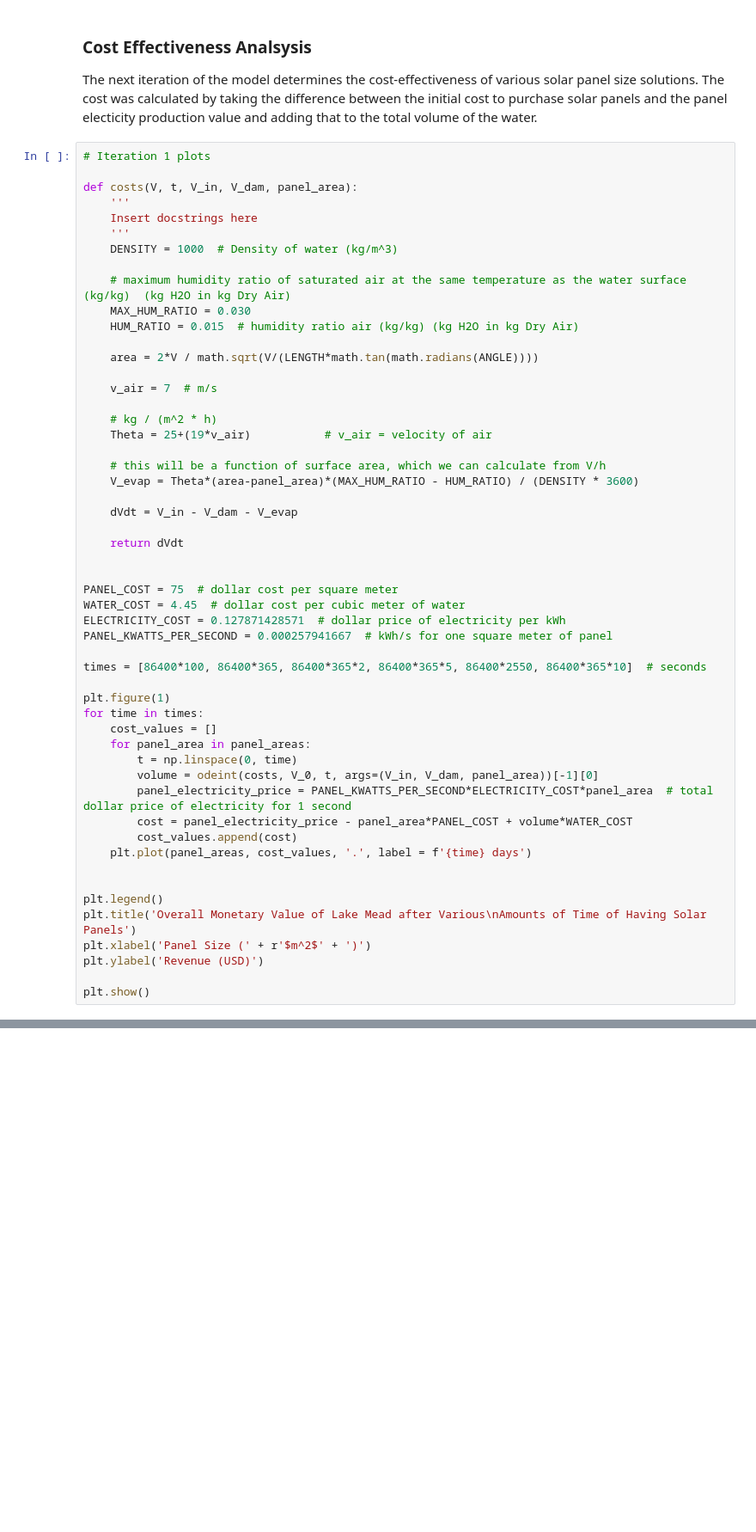
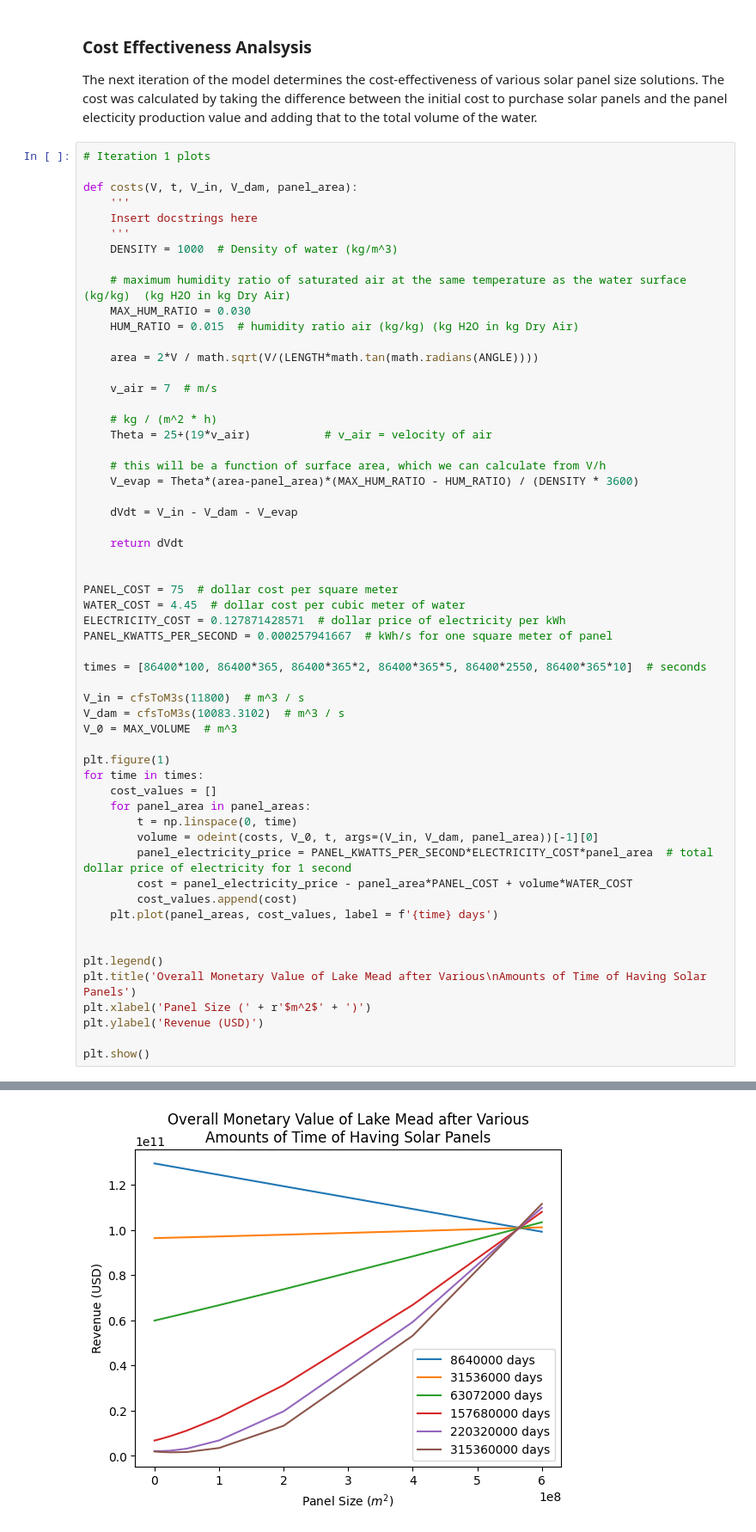
Before and after one commit to ljiang09/Floatovoltaics, a Jupyter notebook: qea3_report.ipynb, the cells around one changed output, grey strips where cells are left out. Shown at 86% size. Saved outputs shown, nothing was run; the diff lists cells and outputs as text; blank space fills up the shorter version.

Commit message:
fix notebook cost graph

```diff
--- a/qea3_report.ipynb
+++ b/qea3_report.ipynb
@@ -212,6 +210,10 @@ PANEL_KWATTS_PER_SECOND = 0.000257941667  # kWh/s for one square meter of panel
 
 times = [86400*100, 86400*365, 86400*365*2, 86400*365*5, 86400*2550, 86400*365*10]  # seconds
 
+V_in = cfsToM3s(11800)  # m^3 / s
+V_dam = cfsToM3s(10083.3102)  # m^3 / s
+V_0 = MAX_VOLUME  # m^3
+
 plt.figure(1)
 for time in times:
     cost_values = []
@@ -221,7 +223,7 @@ for time in times:
         panel_electricity_price = PANEL_KWATTS_PER_SECOND*ELECTRICITY_COST*panel_area  # total dollar price of electricity for 1 second
         cost = panel_electricity_price - panel_area*PANEL_COST + volume*WATER_COST
         cost_values.append(cost)
-    plt.plot(panel_areas, cost_values, '.', label = f'{time} days')
+    plt.plot(panel_areas, cost_values, label = f'{time} days')
 
 
 plt.legend()
@@ -235,3 +236,4 @@ NameError: name 'plt' is not defined
+[figure, added]
 # %% [markdown]
 This graph plots the overall possible revenue from various sizes of panels. There are multiple curves, representing different amounts of time. They all intersect at one point on the graph, at around 5.64 * 10^8 square meters of panel. This is the amount of solar panels that would make Lake Mead stay at an equilibrium within our model; the inflow from the Colorado River is exactly the same as the combined evaporation and Hoover Dam release outflows.
 
```
Also changed, not shown: parts of 3 cells of this notebook.
